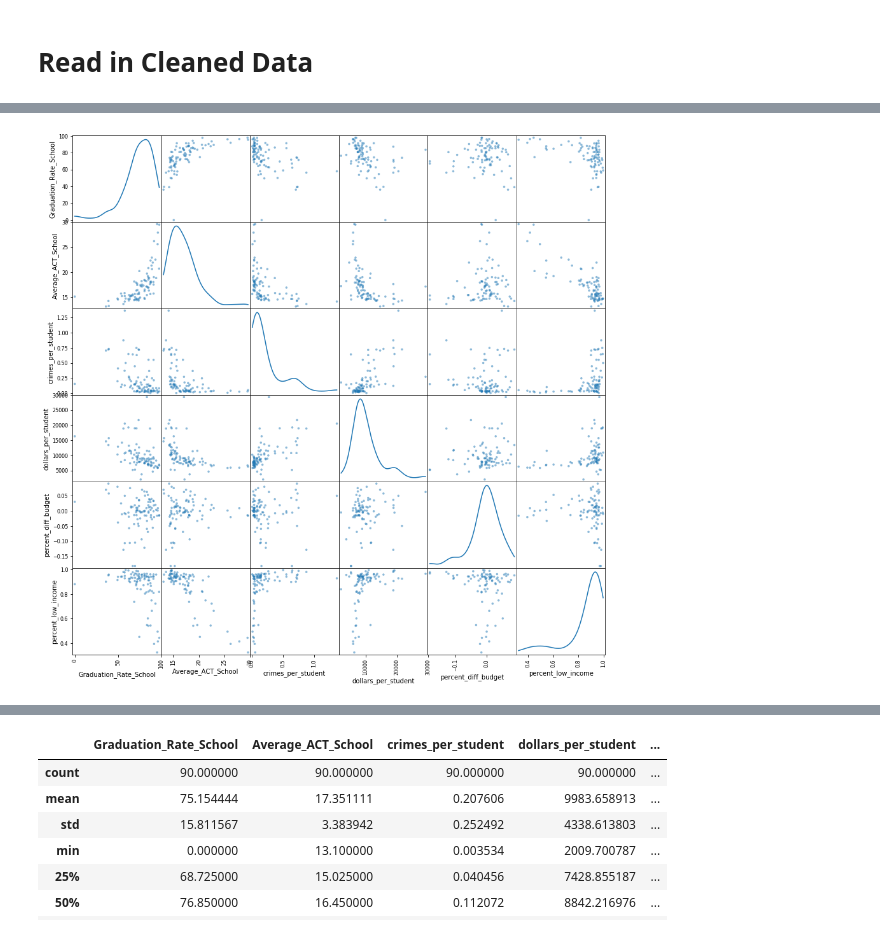
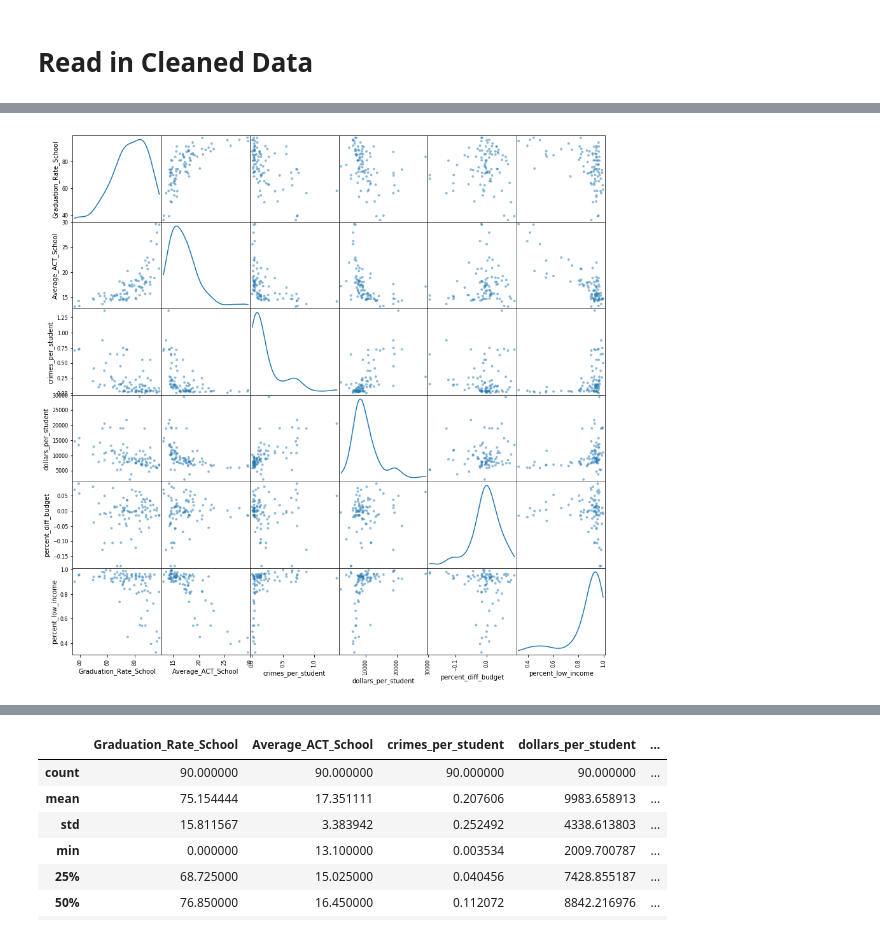
Before and after one commit to TifMoe/luther-project, a Jupyter notebook: notebooks/ExplorationAndCorrelation.ipynb, the cells around one changed output, grey strips where cells are left out. Saved outputs shown, nothing was run; the diff lists cells and outputs as text; code cells hidden in the pictures.

```diff
--- a/notebooks/ExplorationAndCorrelation.ipynb
+++ b/notebooks/ExplorationAndCorrelation.ipynb
@@ -21,7 +30,9 @@ data = pd.read_pickle('../data/cleaned_data.pkl')
+# %%
+data.drop(data.index[79], inplace=True)
 # %%
 target_features = data.loc[:,['Graduation_Rate_School', 'Average_ACT_School', 'crimes_per_student',
                               'dollars_per_student', 'percent_diff_budget', 'percent_low_income']]
 # %%
-scatter_matrix(target_features, alpha=0.5, s=50, figsize=(15, 15), diagonal='kde');
+scatter_matrix(target_features, alpha=0.5, s=60, figsize=(15, 15), diagonal='kde');
 # %% [output]
-[figure, old version]
+[figure, new version]
```
Also changed, not shown: parts of 7 cells of this notebook, 2 other files.
